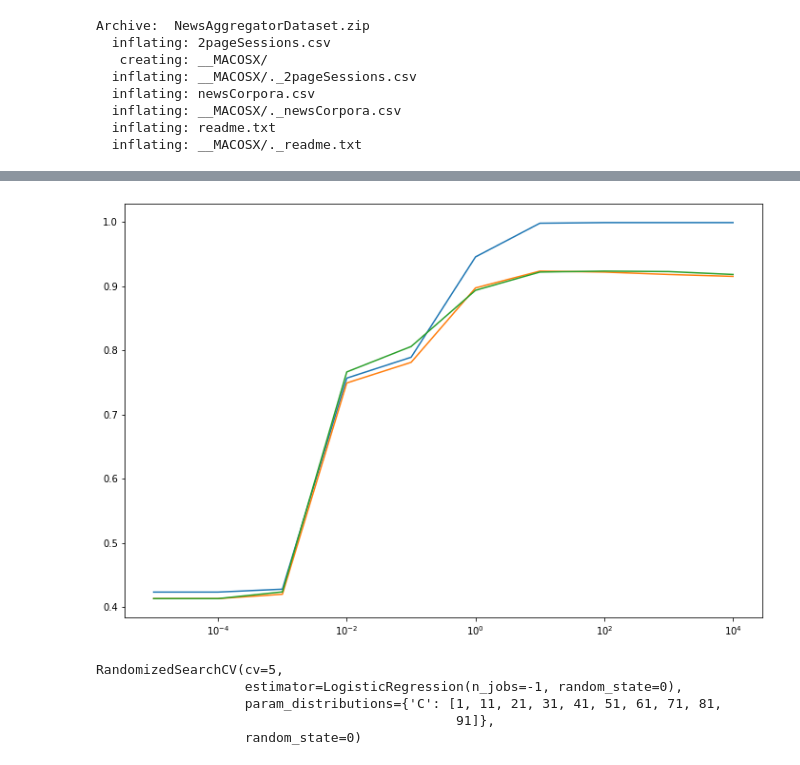
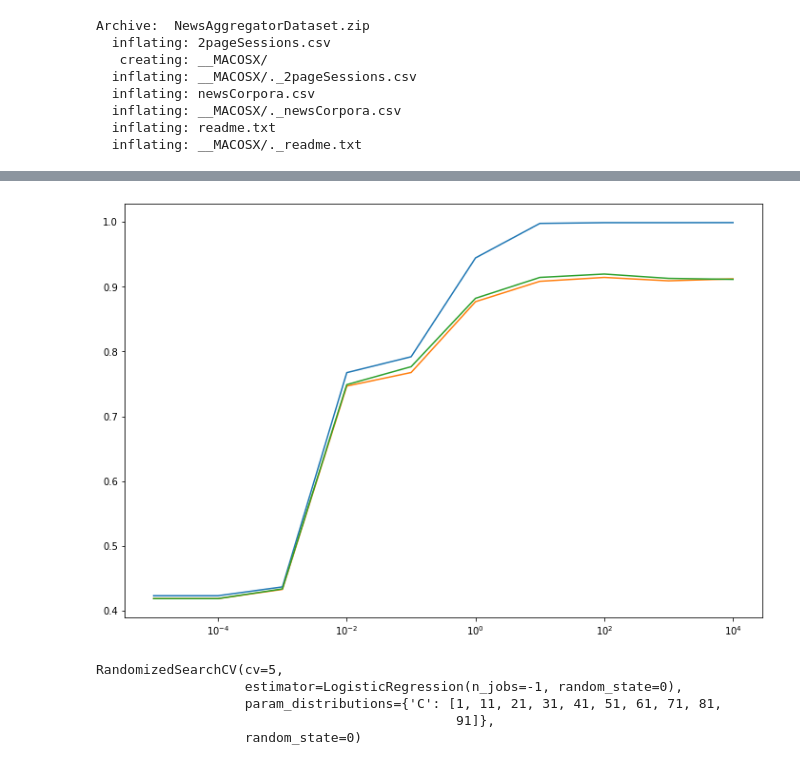
Before and after one commit to paotabetai/NLP100, a Jupyter notebook: C6_Machine_Learning.ipynb, the cells around one changed output, grey strips where cells are left out. Drawn from its saved outputs; the diff is of its cells as text; code cells hidden in the pictures.

```diff
--- a/C6_Machine_Learning.ipynb
+++ b/C6_Machine_Learning.ipynb
@@ -70,26 +136,30 @@ from sklearn.feature_extraction.text import TfidfVectorizer
 from sklearn.linear_model import LogisticRegression
 from sklearn.metrics import confusion_matrix
 
-CATEGORIES = [
-    'b',
-    't',
-    't',
-    'm'
-]
 SEED = 0
 
-train_titles = np.array([news.split('\t')[1] for news in train_data])
-test_titles= np.array([news.split('\t')[1] for news in test_data])
 vec_tfidf = TfidfVectorizer()
 
-Xtrain = vec_tfidf.fit_transform(train_titles)
-Ytrain = [news.split('\t')[4] for news in train_data]
-Xtest = vec_tfidf.transform(test_titles)
-Ytest = [news.split('\t')[4] for news in test_data]
+def format_data(file_type):
+  with open(f'./{file_type}.feature.txt', mode='r') as f:
+    reader = csv.reader(f, delimiter='\t')
+    X = []
+    Y = []
+    for news in reader:
+      category, title = news
+      X.append(title)
+      Y.append(category)
+    X = np.array(X)
+    Y = np.array(Y)
+    return X, Y
 
+
+Xtrain, Ytrain = format_data('train')
+Xtest, Ytest = format_data('test')
+Xtrain = vec_tfidf.fit_transform(Xtrain)
+Xtest = vec_tfidf.transform(Xtest)
 lr = LogisticRegression(random_state=SEED, n_jobs=-1)
 lr.fit(Xtrain, Ytrain)
-
 Ypred = lr.predict(Xtest)
 cm = confusion_matrix(Ytest, Ypred)
 
@@ -146,17 +216,14 @@ Worst10: [-3.53795763 -3.18704599 -2.85721777 -2.46589035 -2.44265535 -2.2352741
 import matplotlib.pyplot as plt
 
 
-train_titles = np.array([news.split('\t')[1] for news in train_data])
-test_titles= np.array([news.split('\t')[1] for news in test_data])
-valid_titles= np.array([news.split('\t')[1] for news in valid_data])
+Xtrain, Ytrain = format_data('train')
+Xtest, Ytest = format_data('test')
+Xvalid, Yvalid = format_data('valid')
 vec_tfidf = TfidfVectorizer()
 
-Xtrain = vec_tfidf.fit_transform(train_titles)
-Ytrain = [news.split('\t')[4] for news in train_data]
-Xtest = vec_tfidf.transform(test_titles)
-Ytest = [news.split('\t')[4] for news in test_data]
-Xvalid = vec_tfidf.transform(valid_titles)
-Yvalid = [news.split('\t')[4] for news in valid_data]
+Xtrain = vec_tfidf.fit_transform(Xtrain)
+Xtest = vec_tfidf.transform(Xtest)
+Xvalid = vec_tfidf.transform(Xvalid)
 
 def training_model(Xtrain, Ytrain, Xtest, Ytest, Xvalid, Yvalid, C):
   lr = LogisticRegression(C=C, random_state=SEED, penalty='l2', n_jobs=-1)
@@ -165,34 +232,34 @@ def training_model(Xtrain, Ytrain, Xtest, Ytest, Xvalid, Yvalid, C):
   r_rate_train = calculate_r_rate(lr, Xtrain, Ytrain)
   r_rate_test = calculate_r_rate(lr, Xtest, Ytest)
   r_rate_valid = calculate_r_rate(lr, Xvalid, Yvalid)
 
   return r_rate_train, r_rate_test, r_rate_valid
 
 def calculate_r_rate(lr, X, Y):
   Ypred = lr.predict(X)
   cm = confusion_matrix(Y, Ypred)
   r_rate = sum([cm[i][i] for i in range(len(CATEGORIES))]) / np.sum(cm)
   return r_rate
 
 regularization_strengths = [10 ** i for i in range(-5, 5)]
 r_rates_train = []
 r_rates_test = []
 r_rates_valid = []
 for i in regularization_strengths:
   r_rate_train, r_rate_test, r_rate_valid = training_model(Xtrain, Ytrain, Xtest, Ytest, Xvalid, Yvalid, i)
   r_rates_train.append(r_rate_train)
   r_rates_test.append(r_rate_test)
   r_rates_valid.append(r_rate_valid)
 
 fig = plt.figure(figsize=(12, 8))
 ax = fig.add_subplot(111)
 plt.plot(regularization_strengths, r_rates_train)
 plt.plot(regularization_strengths, r_rates_test)
 plt.plot(regularization_strengths, r_rates_valid)
 ax.set_xscale('log')
 plt.show()
 # %% [output]
-[figure, old version]
+[figure, new version]
 # %%
 # 59
 ## RandomSearch
```
Also changed, not shown: parts of 11 cells of this notebook.
